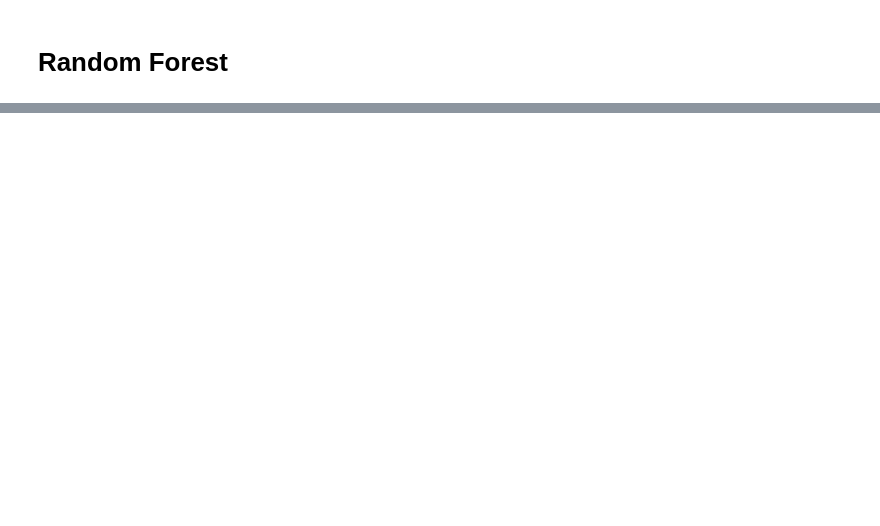
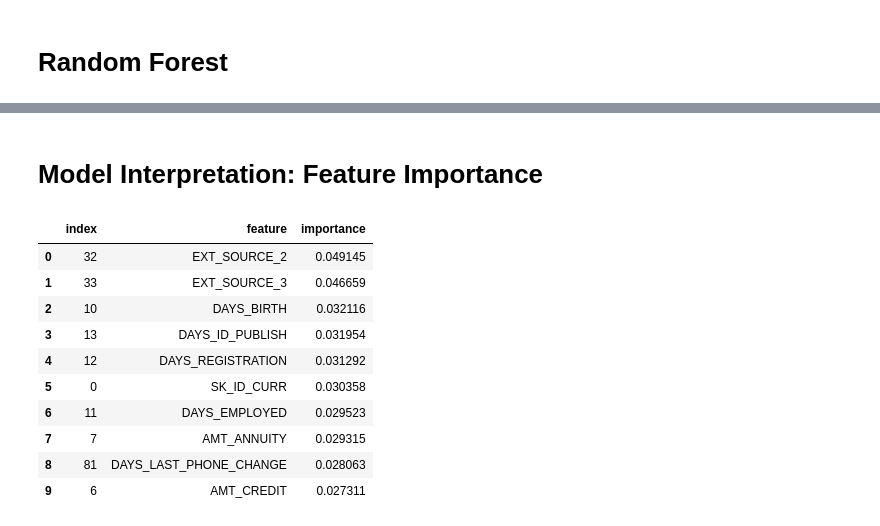
Before and after one commit to takkmj/hello_world, a Jupyter notebook: kaggle_home_credit/home_credit_practice.ipynb, the cells around one changed output, grey strips where cells are left out. Saved outputs shown, nothing was run; the diff lists cells and outputs as text; code cells hidden in the pictures; blank space fills up the shorter version.

```diff
--- a/kaggle_home_credit/home_credit_practice.ipynb
+++ b/kaggle_home_credit/home_credit_practice.ipynb
@@ -788,0 +796,16 @@ AttributeError: 'RandomForestClassifier' object has no attribute 'feature_import
+# %% [markdown]
+# Model Interpretation: Feature Importance
+# %%
+feature_importances.sort_values('importance', ascending = False).reset_index().head(10)
+# %% [output]
+|  | index | feature | importance |
+| 0 | 32 | EXT_SOURCE_2 | 0.049145 |
+| 1 | 33 | EXT_SOURCE_3 | 0.046659 |
+| 2 | 10 | DAYS_BIRTH | 0.032116 |
+| 3 | 13 | DAYS_ID_PUBLISH | 0.031954 |
+| 4 | 12 | DAYS_REGISTRATION | 0.031292 |
+| 5 | 0 | SK_ID_CURR | 0.030358 |
+| 6 | 11 | DAYS_EMPLOYED | 0.029523 |
+| 7 | 7 | AMT_ANNUITY | 0.029315 |
+| 8 | 81 | DAYS_LAST_PHONE_CHANGE | 0.028063 |
+| 9 | 6 | AMT_CREDIT | 0.027311 |
```
Also changed, not shown: parts of 18 cells of this notebook.
